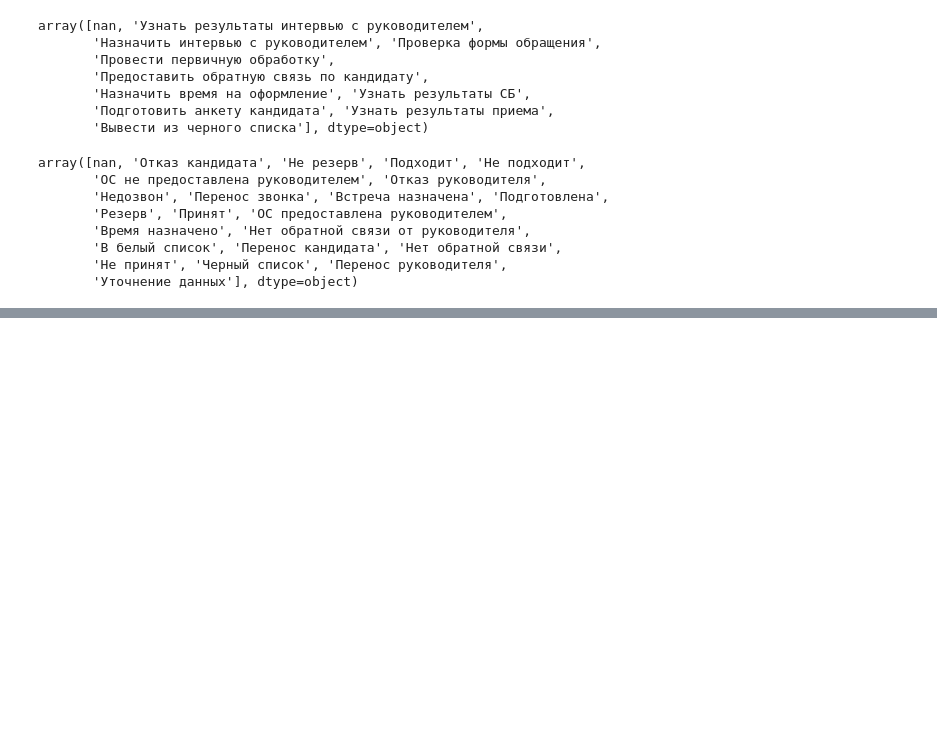
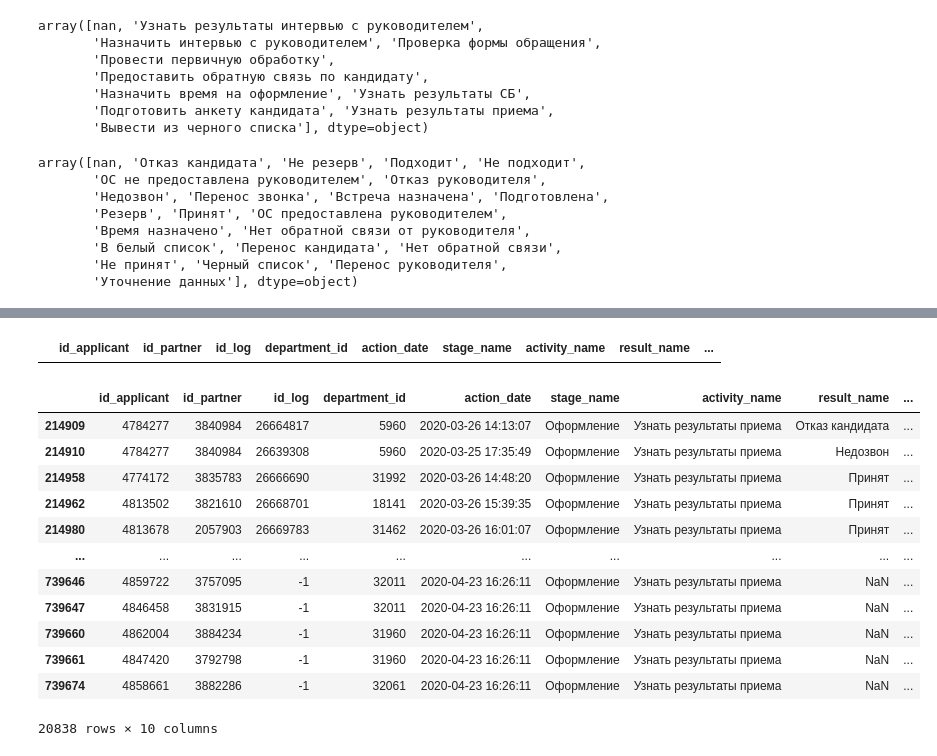
Before and after one commit to Timkasyan/NIR_group_1, a Jupyter notebook: nir_project.ipynb, the cells around one changed output, grey strips where cells are left out. Cells and saved outputs as stored; diff of their text form; code cells hidden in the pictures; blank space fills up the shorter version.

```diff
--- a/nir_project.ipynb
+++ b/nir_project.ipynb
@@ -415,0 +309,4 @@ df[df['id_applicant'] == 4811435].drop(['id_log', 'is_active_action', 'is_open_a
+# %%
+df[(df['stage_name'] == 'Обработка') & (df['activity_name'] == 'Проверка формы обращения') & (df['result_name'] == 'Подходит')]
+# %% [output]
+|  | id_applicant | id_partner | id_log | department_id | action_date | stage_name | activity_name | result_name | ... |
@@ -415,0 +319,16 @@ df[df['id_applicant'] == 4811435].drop(['id_log', 'is_active_action', 'is_open_a
+# %%
+df[(df['stage_name'] == 'Оформление') & (df['activity_name'] == 'Узнать результаты приема')]
+# %% [output]
+|  | id_applicant | id_partner | id_log | department_id | action_date | stage_name | activity_name | result_name | ... |
+| 214909 | 4784277 | 3840984 | 26664817 | 5960 | 2020-03-26 14:13:07 | Оформление | Узнать результаты приема | Отказ кандидата | ... |
+| 214910 | 4784277 | 3840984 | 26639308 | 5960 | 2020-03-25 17:35:49 | Оформление | Узнать результаты приема | Недозвон | ... |
+| 214958 | 4774172 | 3835783 | 26666690 | 31992 | 2020-03-26 14:48:20 | Оформление | Узнать результаты приема | Принят | ... |
+| 214962 | 4813502 | 3821610 | 26668701 | 18141 | 2020-03-26 15:39:35 | Оформление | Узнать результаты приема | Принят | ... |
+| 214980 | 4813678 | 2057903 | 26669783 | 31462 | 2020-03-26 16:01:07 | Оформление | Узнать результаты приема | Принят | ... |
+| ... | ... | ... | ... | ... | ... | ... | ... | ... | ... |
+| 739646 | 4859722 | 3757095 | -1 | 32011 | 2020-04-23 16:26:11 | Оформление | Узнать результаты приема | NaN | ... |
+| 739647 | 4846458 | 3831915 | -1 | 32011 | 2020-04-23 16:26:11 | Оформление | Узнать результаты приема | NaN | ... |
+| 739660 | 4862004 | 3884234 | -1 | 31960 | 2020-04-23 16:26:11 | Оформление | Узнать результаты приема | NaN | ... |
+| 739661 | 4847420 | 3792798 | -1 | 31960 | 2020-04-23 16:26:11 | Оформление | Узнать результаты приема | NaN | ... |
+| 739674 | 4858661 | 3882286 | -1 | 32061 | 2020-04-23 16:26:11 | Оформление | Узнать результаты приема | NaN | ... |
+20838 rows × 10 columns
```
Also changed, not shown: parts of 84 cells of this notebook, 3 other files.
